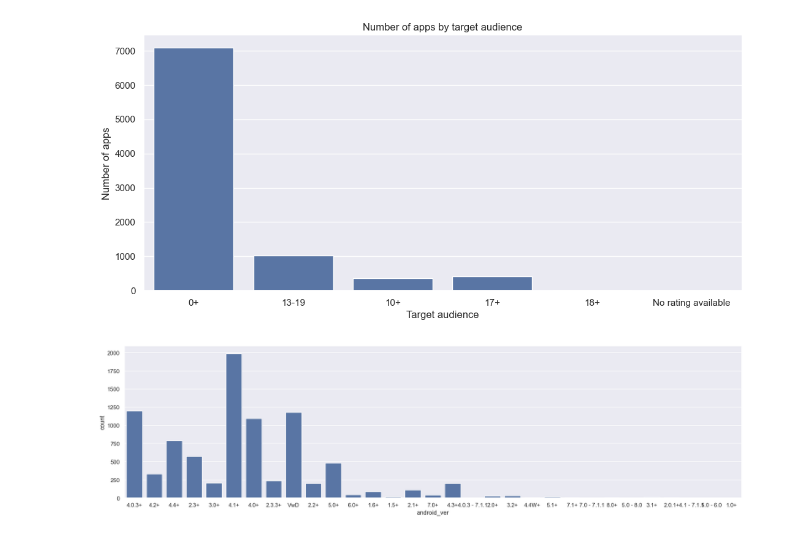
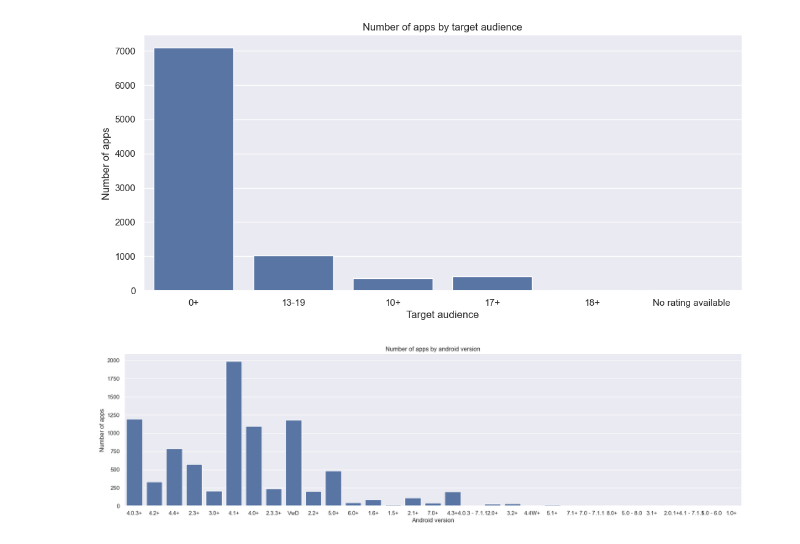
Before and after one commit to tanzhu91/google_playstore, a Jupyter notebook: playstore_ETL_EDA.ipynb, the cells around one changed output. Cells and saved outputs as stored; diff of their text form; code cells hidden in the pictures.

Commit message:
some more additional plots

```diff
--- a/playstore_ETL_EDA.ipynb
+++ b/playstore_ETL_EDA.ipynb
@@ -745,5 +745,8 @@ plt.title('Number of apps by target audience');
 # %%
 g = sns.catplot(x='android_ver', data=data_clean, kind='count')
 g.fig.set_figwidth(21.27)
+plt.xlabel('Android version')
+plt.ylabel('Number of apps')
+plt.title('Number of apps by android version');
 # %% [output]
-[figure, old version]
+[figure, new version]
```
Also changed, not shown: parts of 7 cells of this notebook.
